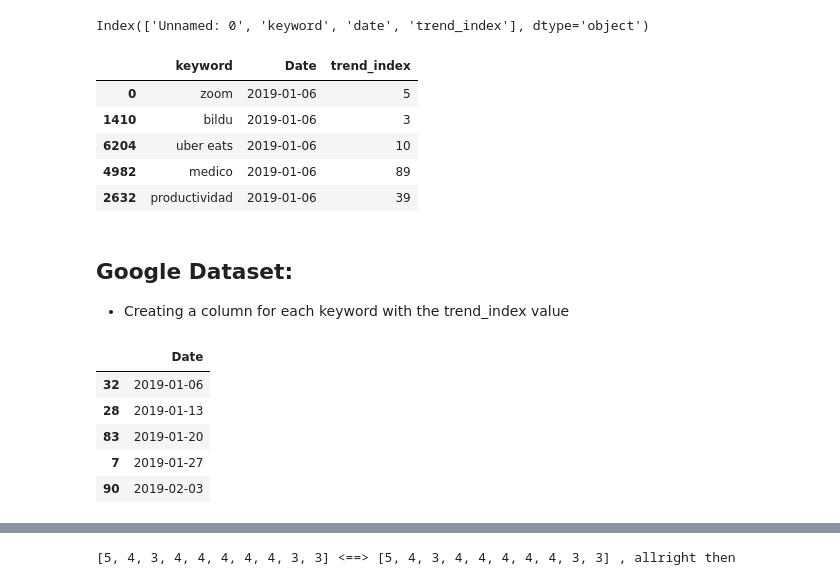
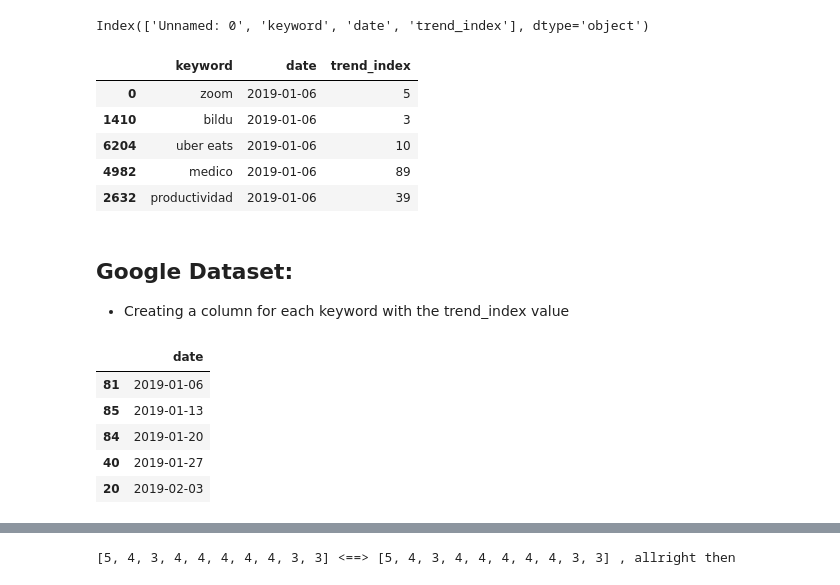
Before and after one commit to albertovpd/automated_ML_regression, a Jupyter notebook: data_exploration.ipynb, the cells around one changed output, grey strips where cells are left out. Saved outputs shown, nothing was run; the diff lists cells and outputs as text; code cells hidden in the pictures.

```diff
--- a/data_exploration.ipynb
+++ b/data_exploration.ipynb
@@ -40,10 +40,10 @@ df_google.columns
 Index(['Unnamed: 0', 'keyword', 'date', 'trend_index'], dtype='object')
 # %%
 df_google.drop(columns='Unnamed: 0', inplace=True)
-df_google.rename(columns={'date':"Date"}, inplace=True)
+#df_google.rename(columns={'date':"Date"}, inplace=True)
 df_google.head()
 # %% [output]
-|  | keyword | Date | trend_index |
+|  | keyword | date | trend_index |
 | 0 | zoom | 2019-01-06 | 5 |
 | 1410 | bildu | 2019-01-06 | 3 |
 | 6204 | uber eats | 2019-01-06 | 10 |
@@ -56,18 +56,18 @@ df_google.head()
 # %%
 # new dataframe
 df_google_dates=pd.DataFrame()
 
 # creating the Date column in new dataset
-df_google_dates["Date"]=list(set(df_google["Date"]))
-df_google_dates.sort_values(by=["Date"],inplace=True)
+df_google_dates["date"]=list(set(df_google["date"]))
+df_google_dates.sort_values(by=["date"],inplace=True)
 df_google_dates.head()
 # %% [output]
-|  | Date |
-| 32 | 2019-01-06 |
-| 28 | 2019-01-13 |
-| 83 | 2019-01-20 |
-| 7 | 2019-01-27 |
-| 90 | 2019-02-03 |
+|  | date |
+| 81 | 2019-01-06 |
+| 85 | 2019-01-13 |
+| 84 | 2019-01-20 |
+| 40 | 2019-01-27 |
+| 20 | 2019-02-03 |
 # %%
 # Creating the new columns. Trend index with the name of the corresponding keyword
 keyword_list=list(set(df_google["keyword"]))
```
Also changed, not shown: parts of 26 cells of this notebook.
